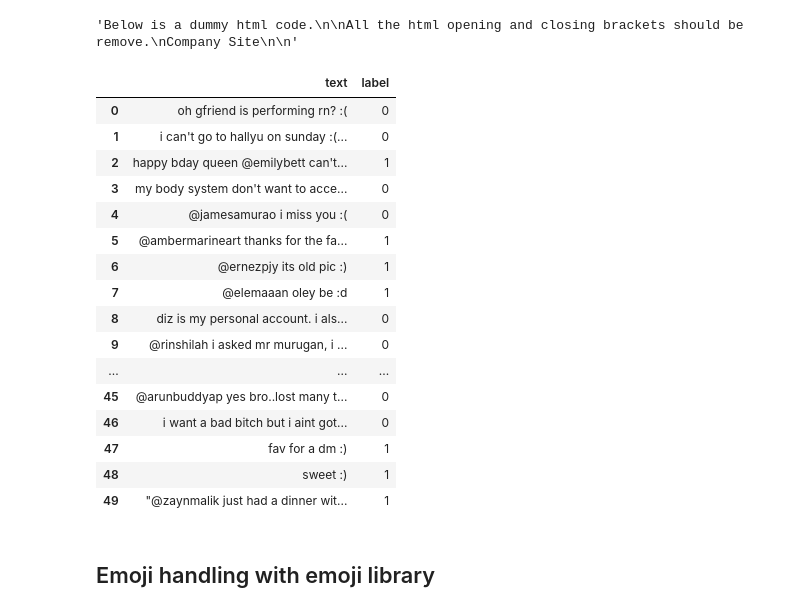
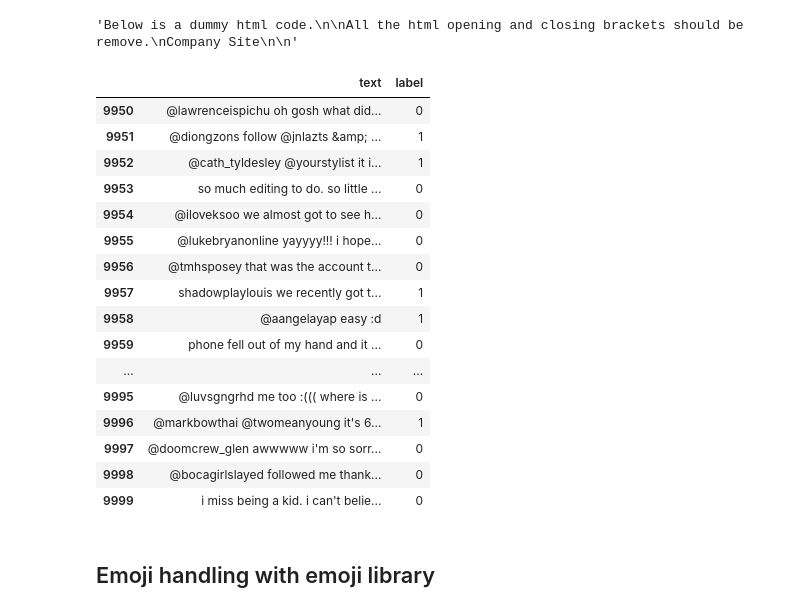
Before and after one commit to RakeshSharma21/Sessions_Notebook, a Jupyter notebook: Text_Data_Preprocessing.ipynb, the cells around one changed output. Cells and saved outputs as stored; diff of their text form; code cells hidden in the pictures.

```diff
--- a/Text_Data_Preprocessing.ipynb
+++ b/Text_Data_Preprocessing.ipynb
@@ -290,25 +297,25 @@ remove_html(text)
 # %% [output]
 'Below is a dummy html code.\n\nAll the html opening and closing brackets should be remove.\nCompany Site\n\n'
 # %%
-df.head(50)
+df.tail(50)
 # %% [output]
 |  | text | label |
-| 0 | oh gfriend is performing rn? :( | 0 |
-| 1 | i can't go to hallyu on sunday :(... | 0 |
-| 2 | happy bday queen @emilybett can't... | 1 |
-| 3 | my body system don't want to acce... | 0 |
-| 4 | @jamesamurao i miss you :( | 0 |
-| 5 | @ambermarineart thanks for the fa... | 1 |
-| 6 | @ernezpjy its old pic :) | 1 |
-| 7 | @elemaaan oley be :d | 1 |
-| 8 | diz is my personal account. i als... | 0 |
-| 9 | @rinshilah i asked mr murugan, i ... | 0 |
+| 9950 | @lawrenceispichu oh gosh what did... | 0 |
+| 9951 | @diongzons follow @jnlazts &amp; ... | 1 |
+| 9952 | @cath_tyldesley @yourstylist it i... | 1 |
+| 9953 | so much editing to do. so little ... | 0 |
+| 9954 | @iloveksoo we almost got to see h... | 0 |
+| 9955 | @lukebryanonline yayyyy!!! i hope... | 0 |
+| 9956 | @tmhsposey that was the account t... | 0 |
+| 9957 | shadowplaylouis we recently got t... | 1 |
+| 9958 | @aangelayap easy :d | 1 |
+| 9959 | phone fell out of my hand and it ... | 0 |
 | ... | ... | ... |
-| 45 | @arunbuddyap yes bro..lost many t... | 0 |
-| 46 | i want a bad bitch but i aint got... | 0 |
-| 47 | fav for a dm :) | 1 |
-| 48 | sweet :) | 1 |
-| 49 | "@zaynmalik just had a dinner wit... | 1 |
+| 9995 | @luvsgngrhd me too :((( where is ... | 0 |
+| 9996 | @markbowthai @twomeanyoung it's 6... | 1 |
+| 9997 | @doomcrew_glen awwwww i'm so sorr... | 0 |
+| 9998 | @bocagirlslayed followed me thank... | 0 |
+| 9999 | i miss being a kid. i can't belie... | 0 |
 # %% [markdown]
 ## Emoji handling with emoji library
 # %%
```
Also changed, not shown: parts of 27 cells of this notebook.
